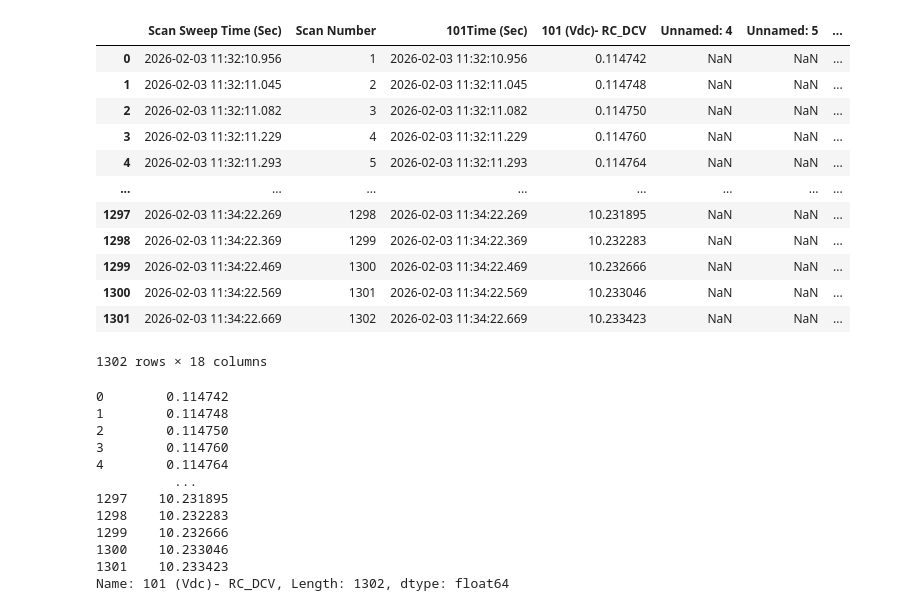
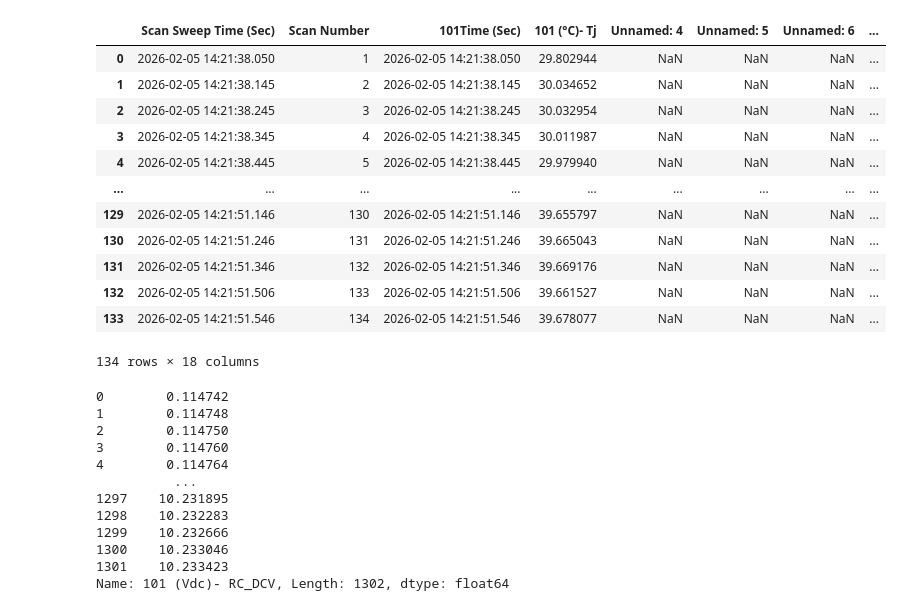
Before and after one commit to EP-Shark/MET4400C_Ins-obs_labs, a Jupyter notebook: Labs/lab_2_files/Full_lab2.ipynb, the cells around one changed output. Drawn from its saved outputs; the diff is of its cells as text; code cells hidden in the pictures.

```diff
--- a/Labs/lab_2_files/Full_lab2.ipynb
+++ b/Labs/lab_2_files/Full_lab2.ipynb
@@ -6,23 +6,23 @@ import pandas as pd
 # %%
 #Loading datasets
 filepath = '/Users/epalmer/MET4400C_Ins-obs_labs/Labs/lab_2_files/Data_L2'
 data_RC = pd.read_csv(f'{filepath}/Full_Lab_2_Example_Data_RCCircuit.csv', header=36)
 data_ThermoC = pd.read_csv(f'{filepath}/Full_Lab_2_Example_Data_Thermocouple.csv', header = 36)
-data_RC
-#data_ThermoC
+#data_RC
+data_ThermoC
 # %% [output]
-|  | Scan Sweep Time (Sec) | Scan Number | 101Time (Sec) | 101 (Vdc)- RC_DCV | Unnamed: 4 | Unnamed: 5 | ... |
-| 0 | 2026-02-03 11:32:10.956 | 1 | 2026-02-03 11:32:10.956 | 0.114742 | NaN | NaN | ... |
-| 1 | 2026-02-03 11:32:11.045 | 2 | 2026-02-03 11:32:11.045 | 0.114748 | NaN | NaN | ... |
-| 2 | 2026-02-03 11:32:11.082 | 3 | 2026-02-03 11:32:11.082 | 0.114750 | NaN | NaN | ... |
-| 3 | 2026-02-03 11:32:11.229 | 4 | 2026-02-03 11:32:11.229 | 0.114760 | NaN | NaN | ... |
-| 4 | 2026-02-03 11:32:11.293 | 5 | 2026-02-03 11:32:11.293 | 0.114764 | NaN | NaN | ... |
-| ... | ... | ... | ... | ... | ... | ... | ... |
-| 1297 | 2026-02-03 11:34:22.269 | 1298 | 2026-02-03 11:34:22.269 | 10.231895 | NaN | NaN | ... |
-| 1298 | 2026-02-03 11:34:22.369 | 1299 | 2026-02-03 11:34:22.369 | 10.232283 | NaN | NaN | ... |
-| 1299 | 2026-02-03 11:34:22.469 | 1300 | 2026-02-03 11:34:22.469 | 10.232666 | NaN | NaN | ... |
-| 1300 | 2026-02-03 11:34:22.569 | 1301 | 2026-02-03 11:34:22.569 | 10.233046 | NaN | NaN | ... |
-| 1301 | 2026-02-03 11:34:22.669 | 1302 | 2026-02-03 11:34:22.669 | 10.233423 | NaN | NaN | ... |
+|  | Scan Sweep Time (Sec) | Scan Number | 101Time (Sec) | 101 (°C)- Tj | Unnamed: 4 | Unnamed: 5 | Unnamed: 6 | ... |
+| 0 | 2026-02-05 14:21:38.050 | 1 | 2026-02-05 14:21:38.050 | 29.802944 | NaN | NaN | NaN | ... |
+| 1 | 2026-02-05 14:21:38.145 | 2 | 2026-02-05 14:21:38.145 | 30.034652 | NaN | NaN | NaN | ... |
+| 2 | 2026-02-05 14:21:38.245 | 3 | 2026-02-05 14:21:38.245 | 30.032954 | NaN | NaN | NaN | ... |
+| 3 | 2026-02-05 14:21:38.345 | 4 | 2026-02-05 14:21:38.345 | 30.011987 | NaN | NaN | NaN | ... |
+| 4 | 2026-02-05 14:21:38.445 | 5 | 2026-02-05 14:21:38.445 | 29.979940 | NaN | NaN | NaN | ... |
+| ... | ... | ... | ... | ... | ... | ... | ... | ... |
+| 129 | 2026-02-05 14:21:51.146 | 130 | 2026-02-05 14:21:51.146 | 39.655797 | NaN | NaN | NaN | ... |
+| 130 | 2026-02-05 14:21:51.246 | 131 | 2026-02-05 14:21:51.246 | 39.665043 | NaN | NaN | NaN | ... |
+| 131 | 2026-02-05 14:21:51.346 | 132 | 2026-02-05 14:21:51.346 | 39.669176 | NaN | NaN | NaN | ... |
+| 132 | 2026-02-05 14:21:51.506 | 133 | 2026-02-05 14:21:51.506 | 39.661527 | NaN | NaN | NaN | ... |
+| 133 | 2026-02-05 14:21:51.546 | 134 | 2026-02-05 14:21:51.546 | 39.678077 | NaN | NaN | NaN | ... |
-1302 rows × 18 columns
+134 rows × 18 columns
 # %%
 # Getting the voltage in volts
```
Also changed, not shown: parts of 20 cells of this notebook, 3 other files.
